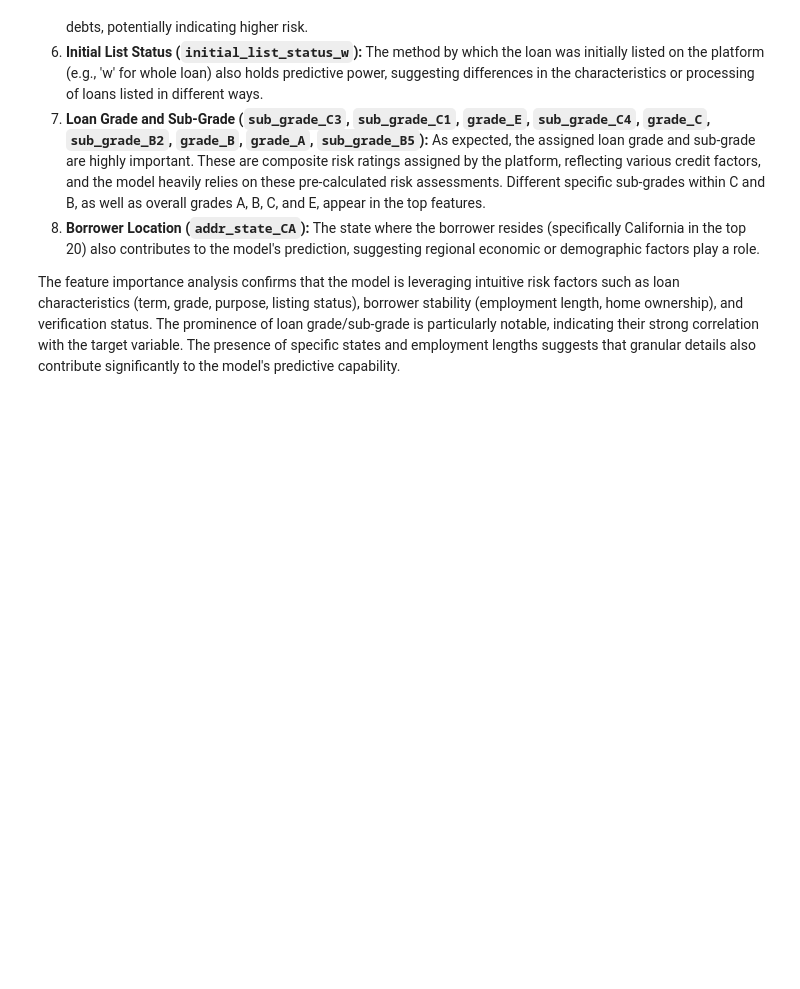
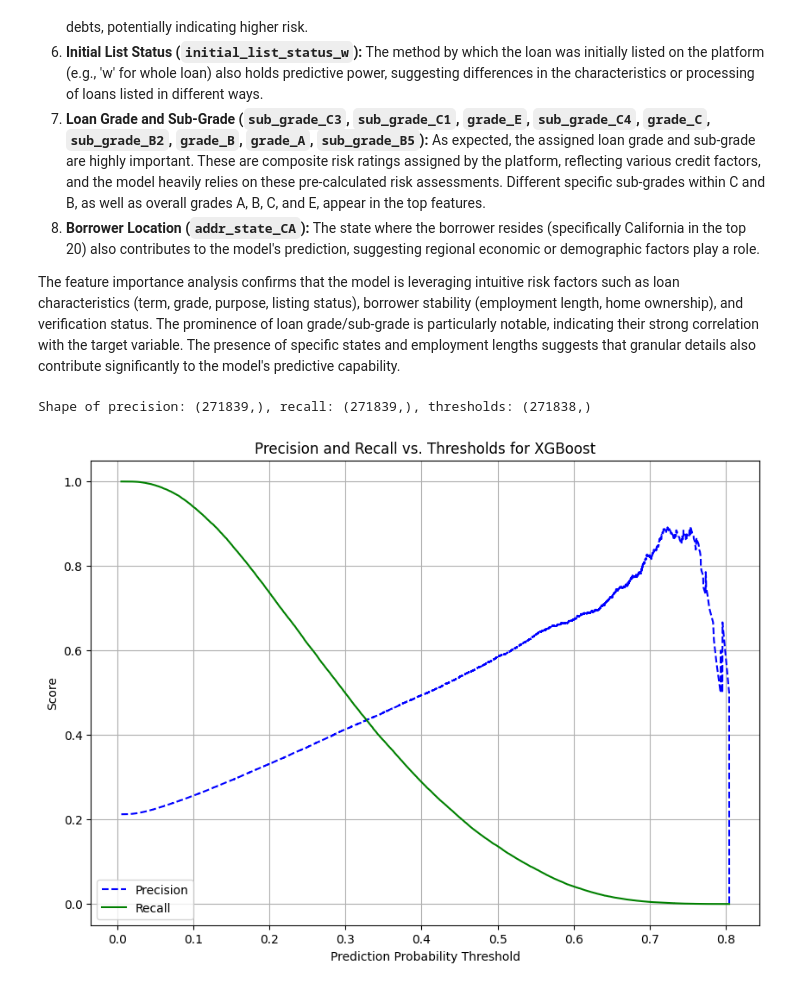
Before and after one commit to Siph0n2709/Credit-Risk-Prediction-ML, a Jupyter notebook: 03_Model_Training_and_Eval.ipynb, the cells around one changed output. Drawn from its saved outputs; the diff is of its cells as text; code cells hidden in the pictures; blank space fills up the shorter version.

Commit message:
Model Optimization: Implemented and evaluated threshold optimization for XGBoost

```diff
--- a/03_Model_Training_and_Eval.ipynb
+++ b/03_Model_Training_and_Eval.ipynb
@@ -848,3 +855,21 @@ The top features highlight several key areas that the XGBoost model considers mo
 8.  **Borrower Location (`addr_state_CA`):** The state where the borrower resides (specifically California in the top 20) also contributes to the model's prediction, suggesting regional economic or demographic factors play a role.
 
 The feature importance analysis confirms that the model is leveraging intuitive risk factors such as loan characteristics (term, grade, purpose, listing status), borrower stability (employment length, home ownership), and verification status. The prominence of loan grade/sub-grade is particularly notable, indicating their strong correlation with the target variable. The presence of specific states and employment lengths suggests that granular details also contribute significantly to the model's predictive capability.
+# %%
+precision, recall, thresholds = precision_recall_curve(y_test, y_prob_xgb) # redid this since there was a warning about the shape of the arrays
+
+print(f"Shape of precision: {precision.shape}, recall: {recall.shape}, thresholds: {thresholds.shape}")
+
+# Plot Precision and Recall vs. Thresholds to help with visual selection
+plt.figure(figsize=(10, 7))
+plt.plot(thresholds, precision[:-1], 'b--', label='Precision')
+plt.plot(thresholds, recall[:-1], 'g-', label='Recall')
+plt.xlabel('Prediction Probability Threshold')
+plt.ylabel('Score')
+plt.title('Precision and Recall vs. Thresholds for XGBoost')
+plt.legend(loc='lower left')
+plt.grid(True)
+plt.show()
+# %% [output]
+Shape of precision: (271839,), recall: (271839,), thresholds: (271838,)
+[figure, added]
```
Also changed, not shown: parts of 4 cells of this notebook.
